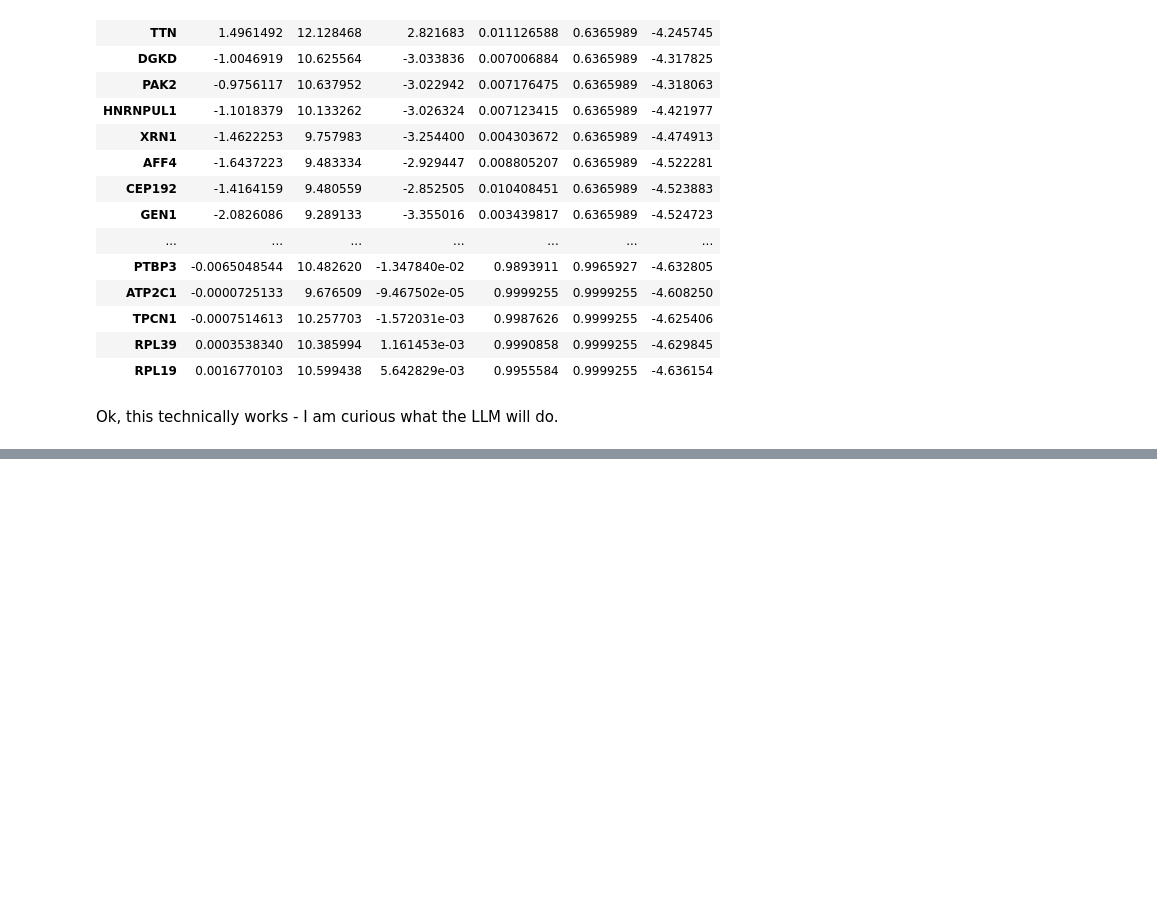
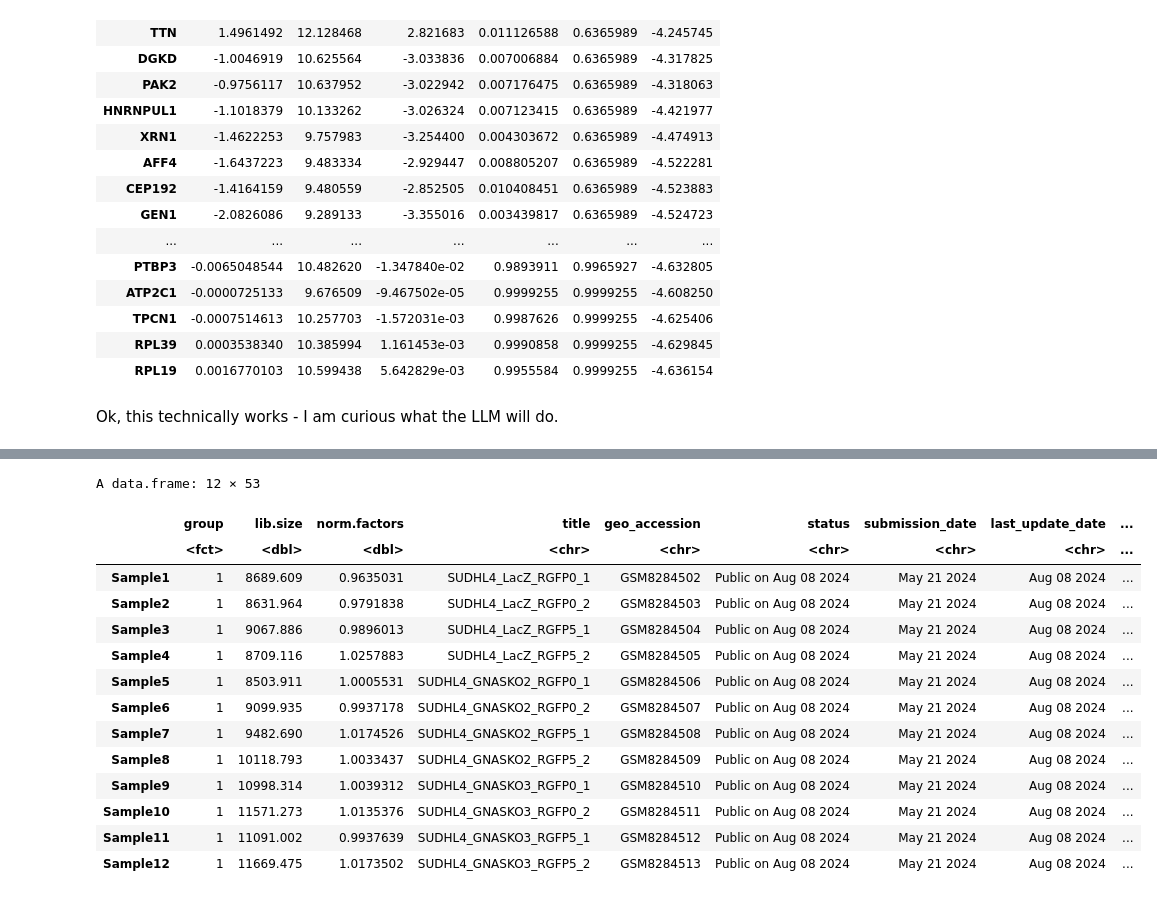
Before and after one commit to Kevin-G-Chen/UORCA, a Jupyter notebook: notebooks/3_analyse_data/ManualRNASeqAnalysis/ManualAnalysis.ipynb, the cells around one changed output, grey strips where cells are left out. Cells and saved outputs as stored; diff of their text form; code cells hidden in the pictures; blank space fills up the shorter version.

```diff
--- a/notebooks/3_analyse_data/ManualRNASeqAnalysis/ManualAnalysis.ipynb
+++ b/notebooks/3_analyse_data/ManualRNASeqAnalysis/ManualAnalysis.ipynb
@@ -314,0 +319,20 @@ Ok, this technically works - I am curious what the LLM will do.
+# %%
+DGE <- readRDS("../TheLLMPlayground/LLMInputs/DGE.RDS")
+# %%
+DGE$samples # Looks like what I'd expect
+# %% [output]
+A data.frame: 12 × 53
+|  | group | lib.size | norm.factors | title | geo_accession | status | submission_date | last_update_date | ... |
+|  | <fct> | <dbl> | <dbl> | <chr> | <chr> | <chr> | <chr> | <chr> | ... |
+| Sample1 | 1 | 8689.609 | 0.9635031 | SUDHL4_LacZ_RGFP0_1 | GSM8284502 | Public on Aug 08 2024 | May 21 2024 | Aug 08 2024 | ... |
+| Sample2 | 1 | 8631.964 | 0.9791838 | SUDHL4_LacZ_RGFP0_2 | GSM8284503 | Public on Aug 08 2024 | May 21 2024 | Aug 08 2024 | ... |
+| Sample3 | 1 | 9067.886 | 0.9896013 | SUDHL4_LacZ_RGFP5_1 | GSM8284504 | Public on Aug 08 2024 | May 21 2024 | Aug 08 2024 | ... |
+| Sample4 | 1 | 8709.116 | 1.0257883 | SUDHL4_LacZ_RGFP5_2 | GSM8284505 | Public on Aug 08 2024 | May 21 2024 | Aug 08 2024 | ... |
+| Sample5 | 1 | 8503.911 | 1.0005531 | SUDHL4_GNASKO2_RGFP0_1 | GSM8284506 | Public on Aug 08 2024 | May 21 2024 | Aug 08 2024 | ... |
+| Sample6 | 1 | 9099.935 | 0.9937178 | SUDHL4_GNASKO2_RGFP0_2 | GSM8284507 | Public on Aug 08 2024 | May 21 2024 | Aug 08 2024 | ... |
+| Sample7 | 1 | 9482.690 | 1.0174526 | SUDHL4_GNASKO2_RGFP5_1 | GSM8284508 | Public on Aug 08 2024 | May 21 2024 | Aug 08 2024 | ... |
+| Sample8 | 1 | 10118.793 | 1.0033437 | SUDHL4_GNASKO2_RGFP5_2 | GSM8284509 | Public on Aug 08 2024 | May 21 2024 | Aug 08 2024 | ... |
+| Sample9 | 1 | 10998.314 | 1.0039312 | SUDHL4_GNASKO3_RGFP0_1 | GSM8284510 | Public on Aug 08 2024 | May 21 2024 | Aug 08 2024 | ... |
+| Sample10 | 1 | 11571.273 | 1.0135376 | SUDHL4_GNASKO3_RGFP0_2 | GSM8284511 | Public on Aug 08 2024 | May 21 2024 | Aug 08 2024 | ... |
+| Sample11 | 1 | 11091.002 | 0.9937639 | SUDHL4_GNASKO3_RGFP5_1 | GSM8284512 | Public on Aug 08 2024 | May 21 2024 | Aug 08 2024 | ... |
+| Sample12 | 1 | 11669.475 | 1.0173502 | SUDHL4_GNASKO3_RGFP5_2 | GSM8284513 | Public on Aug 08 2024 | May 21 2024 | Aug 08 2024 | ... |
```
Also changed, not shown: parts of 5 cells of this notebook.
